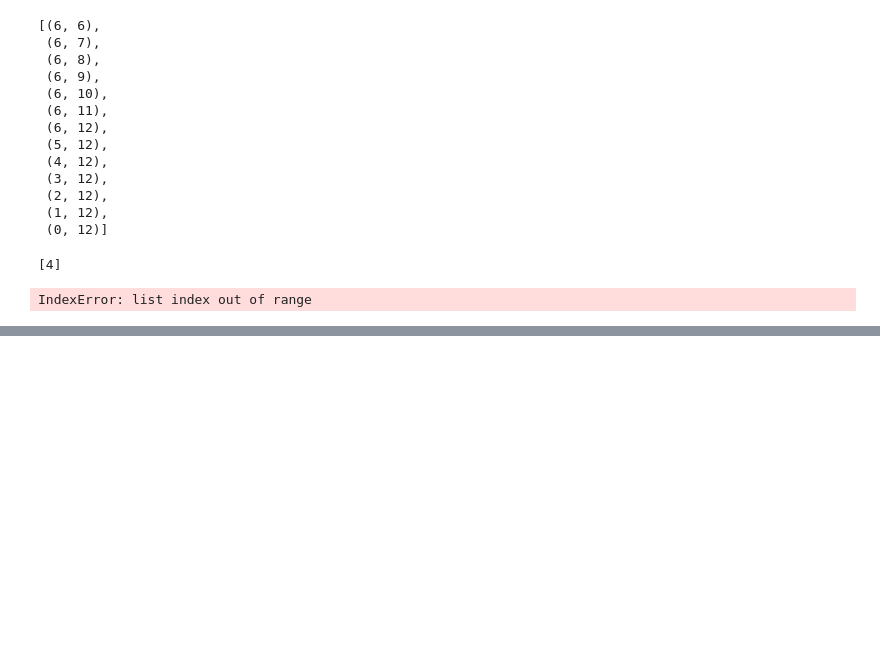
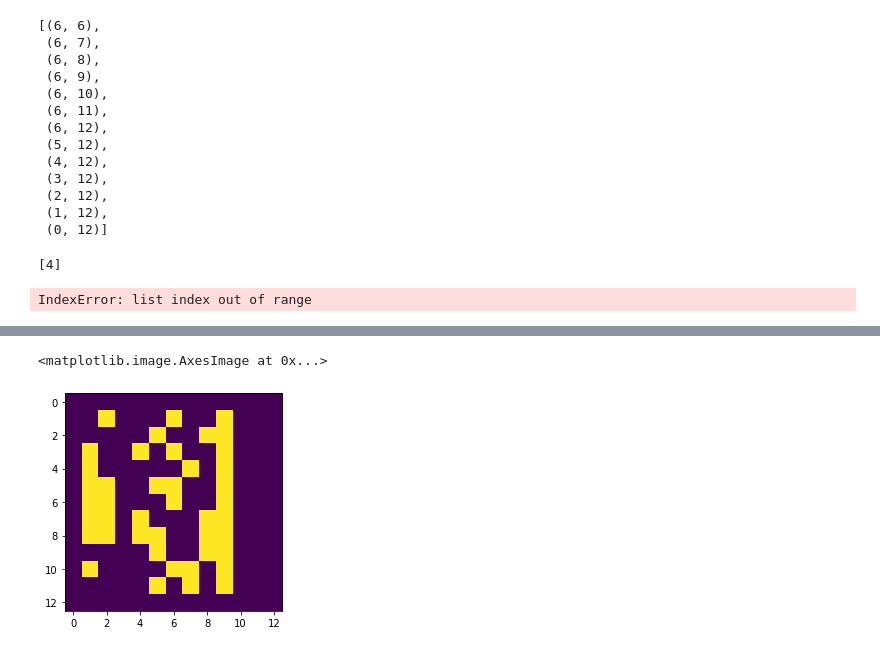
Before and after one commit to Maximgitman/wall-e-robot, a Jupyter notebook: test.ipynb, the cells around one changed output, grey strips where cells are left out. Drawn from its saved outputs; the diff is of its cells as text; code cells hidden in the pictures; blank space fills up the shorter version.

```diff
--- a/test.ipynb
+++ b/test.ipynb
@@ -328,0 +718,5 @@ IndexError: list index out of range
+# %%
+plt.imshow(solver.temp_ed[-1][ind])
+# %% [output]
+<matplotlib.image.AxesImage at 0x...>
+[figure, added]
```
Also changed, not shown: parts of 8 cells of this notebook, 2 other files.
